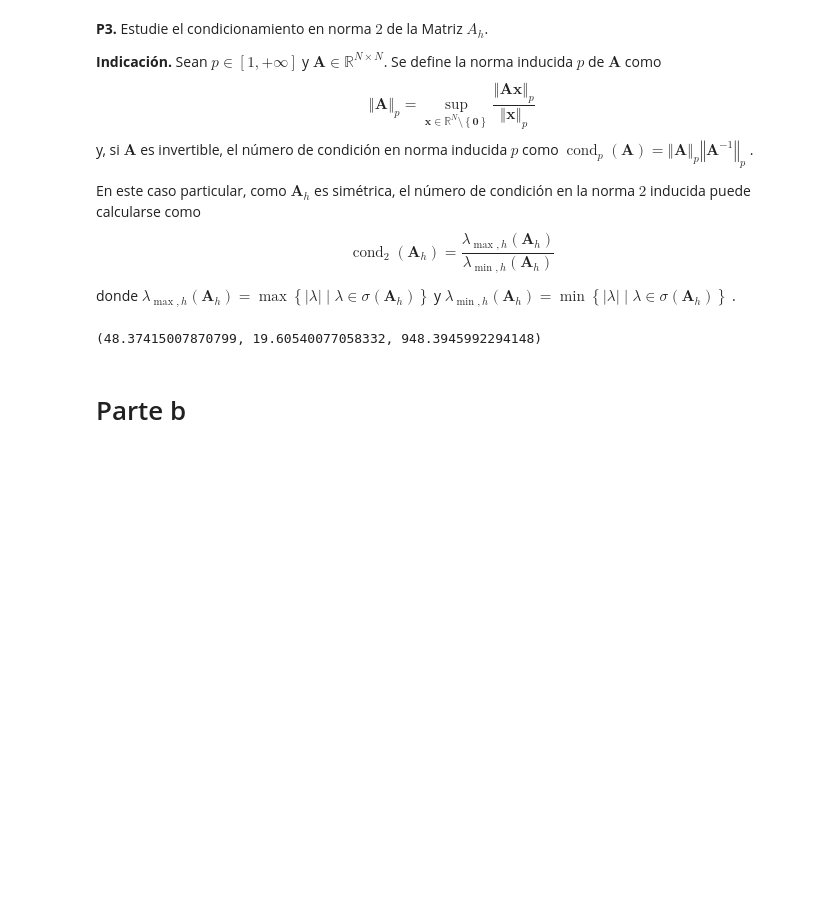
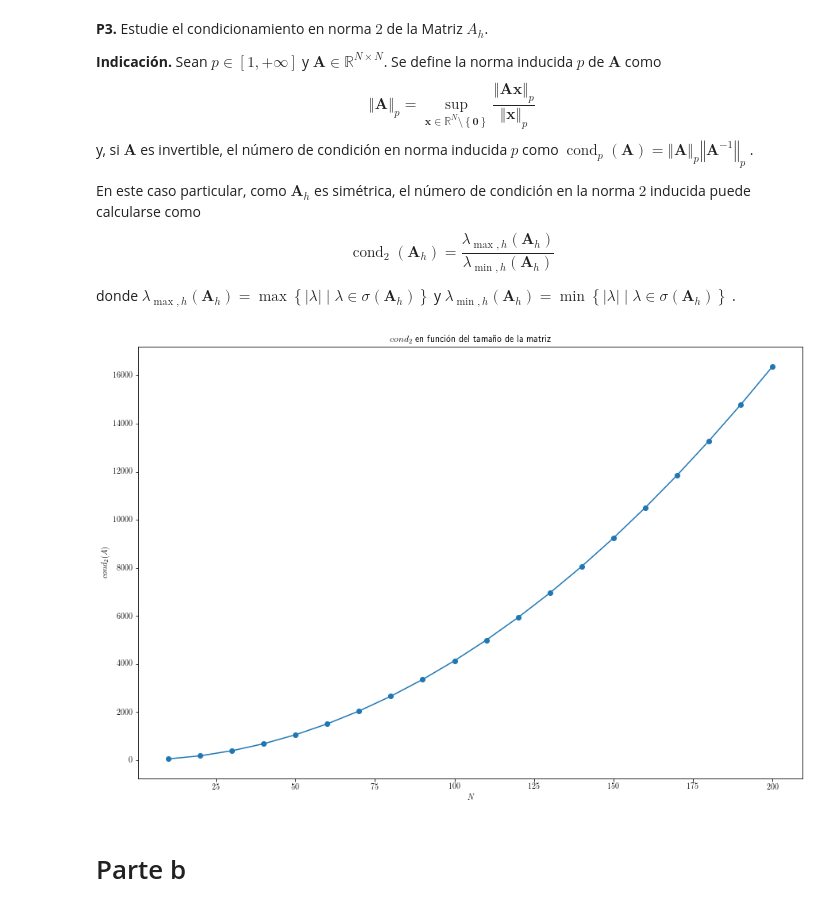
Before and after one commit to furrutiav/labs-edpn, a Jupyter notebook: 20220324152326E6B536140EDFF0__Enunciado___Lab1.ipynb, the cells around one changed output. Saved outputs shown, nothing was run; the diff lists cells and outputs as text; code cells hidden in the pictures; blank space fills up the shorter version.

```diff
--- a/20220324152326E6B536140EDFF0__Enunciado___Lab1.ipynb
+++ b/20220324152326E6B536140EDFF0__Enunciado___Lab1.ipynb
@@ -202,12 +200,23 @@ def cond_2_sparse(A):
     max = eigsh(A,k=1,which='LM')[0][0]
     min = eigsh(A,k=1,which='SM')[0][0]
     cond = max/min
-    return cond, min, max
+    return cond
-# %%
-N=10
-cond_2_sparse(Ah(N))
-# %% [output]
-(48.37415007870799, 19.60540077058332, 948.3945992294148)
+# %%
+params = {"N": [10*(k+1) for k in range(20)]}
+
+cond = []
+for N in params['N']:
+    cond.append(cond_2_sparse(Ah(N)))
+# %%
+fig = plt.figure(figsize=(3*5, 2*5))
+plt.scatter(params['N'],cond)
+plt.plot(params['N'],cond)
+plt.xlabel('$N$')
+plt.ylabel('$cond_2(A)$')
+plt.title('$cond_2$ en función del tamaño de la matriz')
+plt.show()
+# %% [output]
+[figure, added]
 # %% [markdown]
 # Parte b
 # %% [markdown]
```
Also changed, not shown: parts of 4 cells of this notebook.
